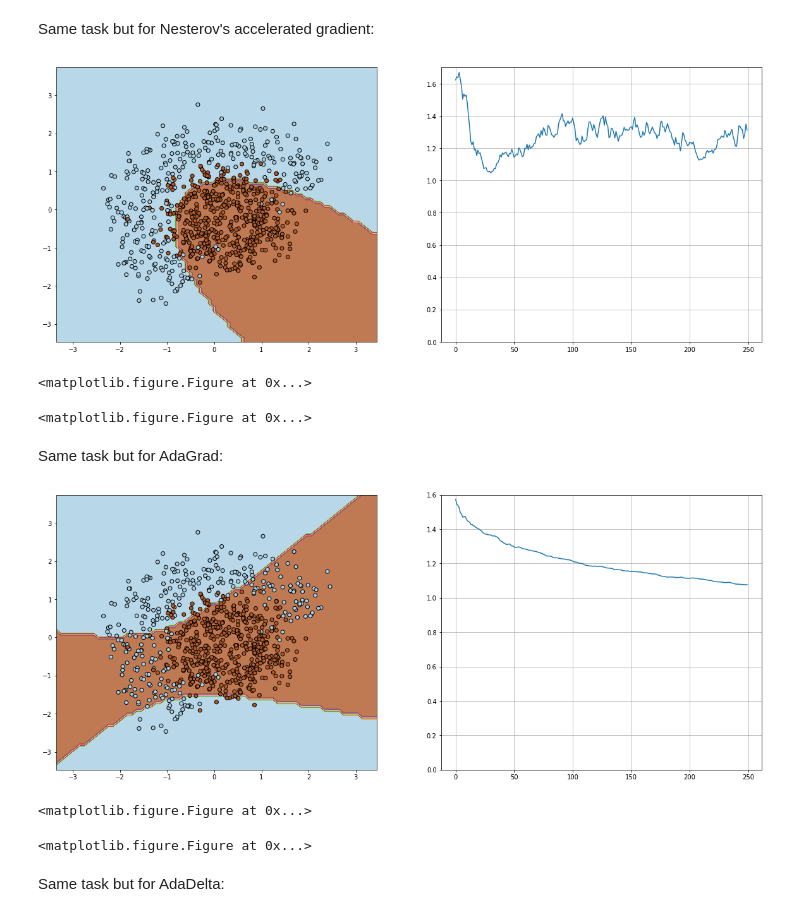
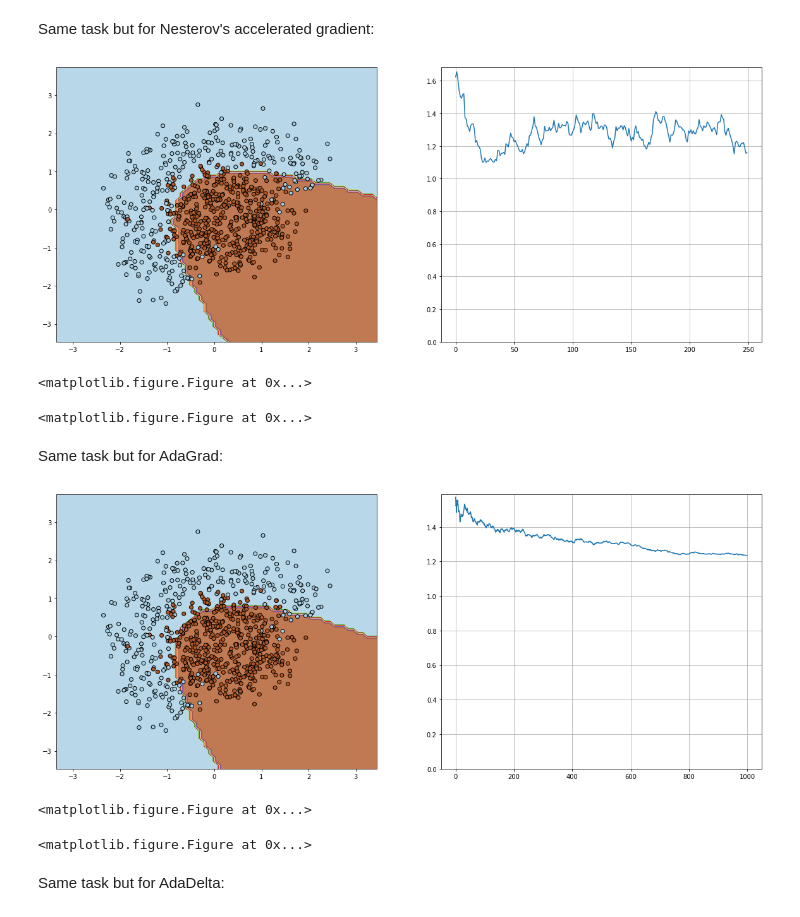
Before and after one commit to Rauf-Kurbanov/au_dl_course, a Jupyter notebook: seminar_2/task_1.ipynb, the cells around one changed output. Cells and saved outputs as stored; diff of their text form; code cells hidden in the pictures.

```diff
--- a/seminar_2/task_1.ipynb
+++ b/seminar_2/task_1.ipynb
@@ -125,7 +125,7 @@ alpha = 0.01 # learning rate
 
 w_var = tf.Variable(np.random.normal(size=6)*0.1, dtype=tf.float32, name='w')
 
-n_iter = 5000
+n_iter = 1000
 batch_size = 4
 loss = np.zeros(n_iter)
 plt.figure(figsize=(12,5))
@@ -222,7 +222,7 @@ with tf.Session() as sess:
     visualize(X, y, w_var.eval(), loss, n_iter)
     plt.clf()
 # %% [output]
-[figure, old version]
+[figure, new version]
 <matplotlib.figure.Figure at 0x...>
 <matplotlib.figure.Figure at 0x...>
 # %% [markdown]
@@ -230,35 +230,35 @@ Same task but for AdaGrad:
 # %%
 w_var = tf.Variable(np.random.normal(size=6), dtype=tf.float32, name='weight')
 p_var = tf.Variable(np.zeros(shape=6), dtype=tf.float32, name='penalty')
 
 alpha = 0.05 # learning rate
 
 loss_func = compute_loss(X_full, y_full, w_var)
 grad_func = compute_grad(X_place, y_place, w_var)
 
 update_penalty_func = tf.assign(p_var, p_var + tf.square(grad_func))
 update_weights_func = tf.assign(w_var, w_var - alpha*grad_func/(tf.sqrt(update_penalty_func) + 10e-5))
 
-n_iter = 250
+n_iter = 1000
 batch_size = 4
 loss = np.zeros(n_iter)
 plt.figure(figsize=(12,5))
 with tf.Session() as sess:
     sess.run(tf.global_variables_initializer())
 
     for i in tqdm_notebook(range(n_iter)):
         ind = random.sample(range(X.shape[0]), batch_size)
 
         X_batch = X[ind]
         y_batch = y[ind].reshape((batch_size, 1))
 
         loss[i] = sess.run(loss_func, feed_dict={X_full:X, y_full:y})
         sess.run(update_weights_func, feed_dict={X_place:X_batch, y_place:y_batch})
 
     visualize(X, y, w_var.eval(), loss, n_iter)
     plt.clf()
 # %% [output]
-[figure, old version]
+[figure, new version]
 <matplotlib.figure.Figure at 0x...>
 <matplotlib.figure.Figure at 0x...>
 # %% [markdown]
```
Also changed, not shown: parts of 4 cells of this notebook.
